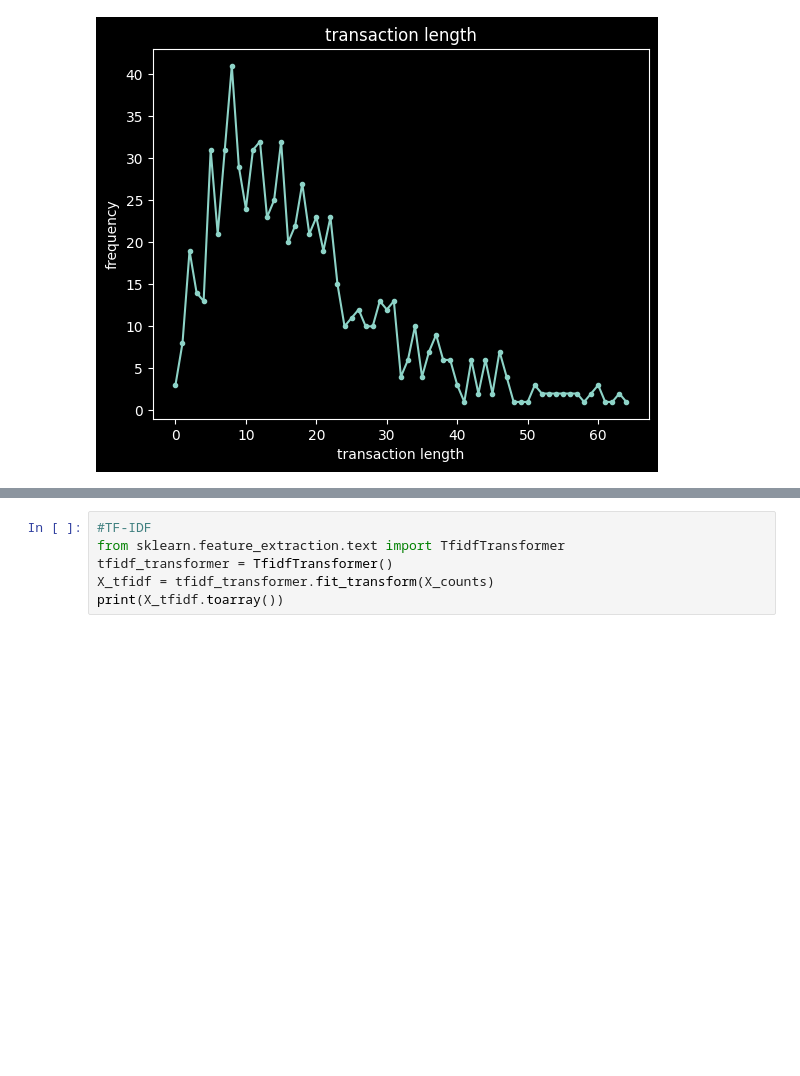
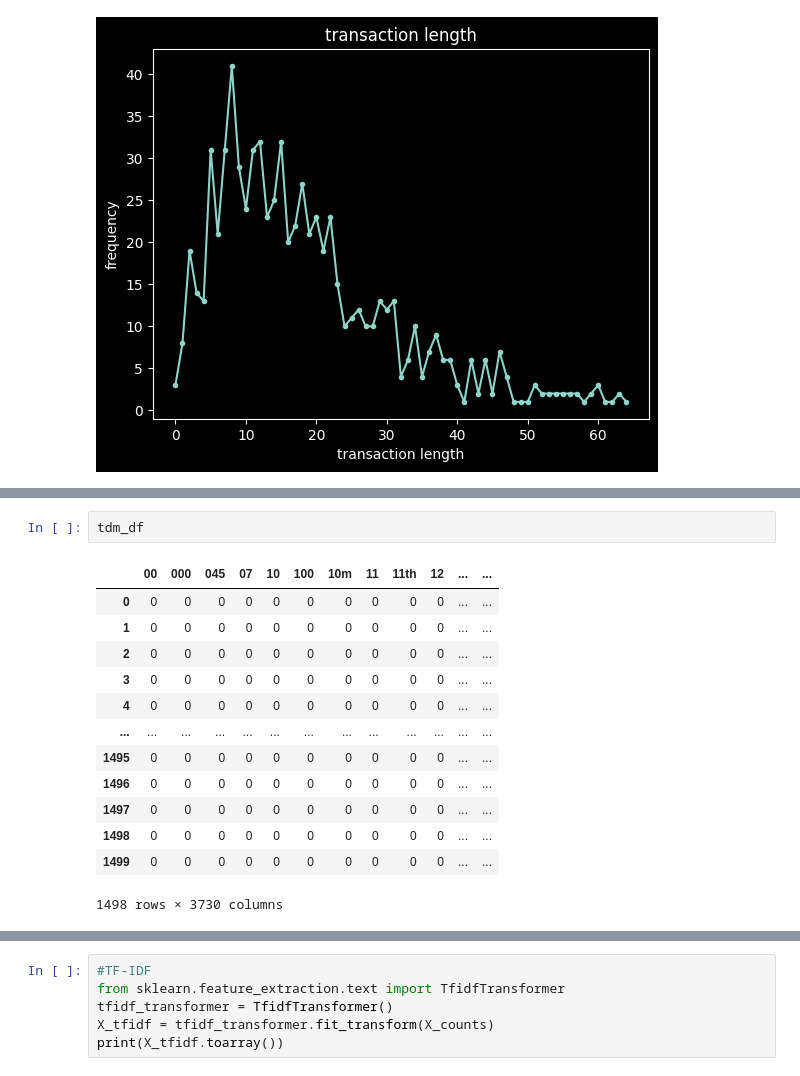
Before and after one commit to AnaAngle/DM2024-Lab1-Homework, a Jupyter notebook: DM2024-Lab1-Homework.ipynb, the cells around one changed output, grey strips where cells are left out. Saved outputs shown, nothing was run; the diff lists cells and outputs as text; blank space fills up the shorter version.

```diff
--- a/DM2024-Lab1-Homework.ipynb
+++ b/DM2024-Lab1-Homework.ipynb
@@ -528,0 +683,16 @@ Sparsity : 0.9905690631808279
+# %%
+tdm_df
+# %% [output]
+|  | 00 | 000 | 045 | 07 | 10 | 100 | 10m | 11 | 11th | 12 | ... | ... |
+| 0 | 0 | 0 | 0 | 0 | 0 | 0 | 0 | 0 | 0 | 0 | ... | ... |
+| 1 | 0 | 0 | 0 | 0 | 0 | 0 | 0 | 0 | 0 | 0 | ... | ... |
+| 2 | 0 | 0 | 0 | 0 | 0 | 0 | 0 | 0 | 0 | 0 | ... | ... |
+| 3 | 0 | 0 | 0 | 0 | 0 | 0 | 0 | 0 | 0 | 0 | ... | ... |
+| 4 | 0 | 0 | 0 | 0 | 0 | 0 | 0 | 0 | 0 | 0 | ... | ... |
+| ... | ... | ... | ... | ... | ... | ... | ... | ... | ... | ... | ... | ... |
+| 1495 | 0 | 0 | 0 | 0 | 0 | 0 | 0 | 0 | 0 | 0 | ... | ... |
+| 1496 | 0 | 0 | 0 | 0 | 0 | 0 | 0 | 0 | 0 | 0 | ... | ... |
+| 1497 | 0 | 0 | 0 | 0 | 0 | 0 | 0 | 0 | 0 | 0 | ... | ... |
+| 1498 | 0 | 0 | 0 | 0 | 0 | 0 | 0 | 0 | 0 | 0 | ... | ... |
+| 1499 | 0 | 0 | 0 | 0 | 0 | 0 | 0 | 0 | 0 | 0 | ... | ... |
+1498 rows × 3730 columns
```
Also changed, not shown: parts of 10 cells of this notebook, 2 other files.
